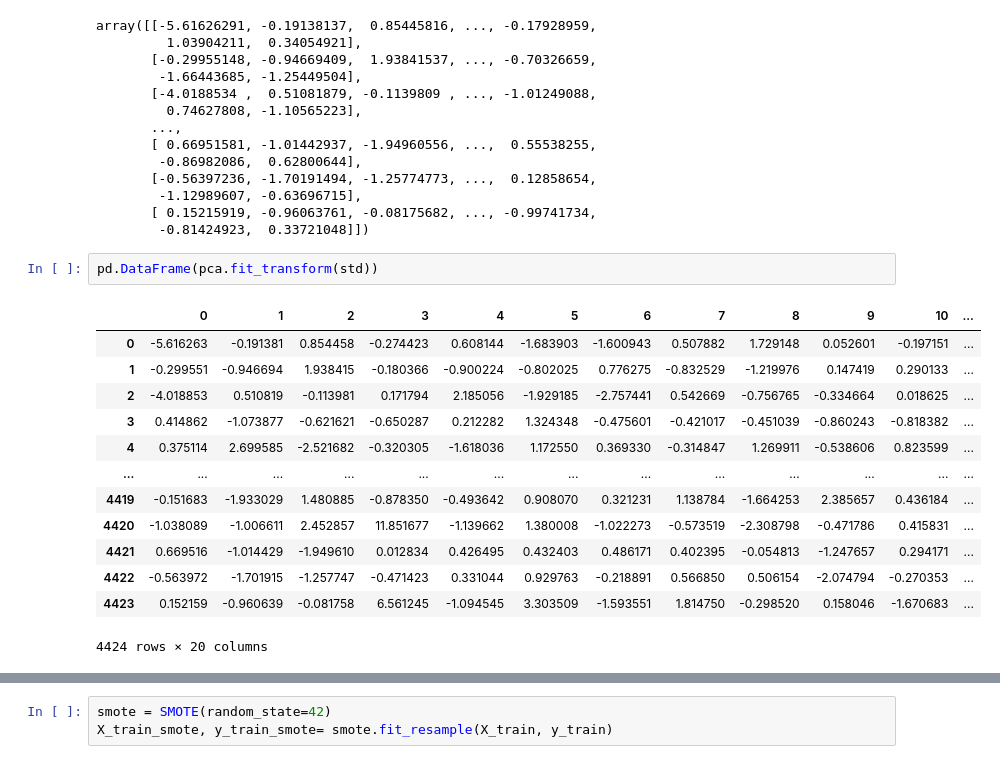
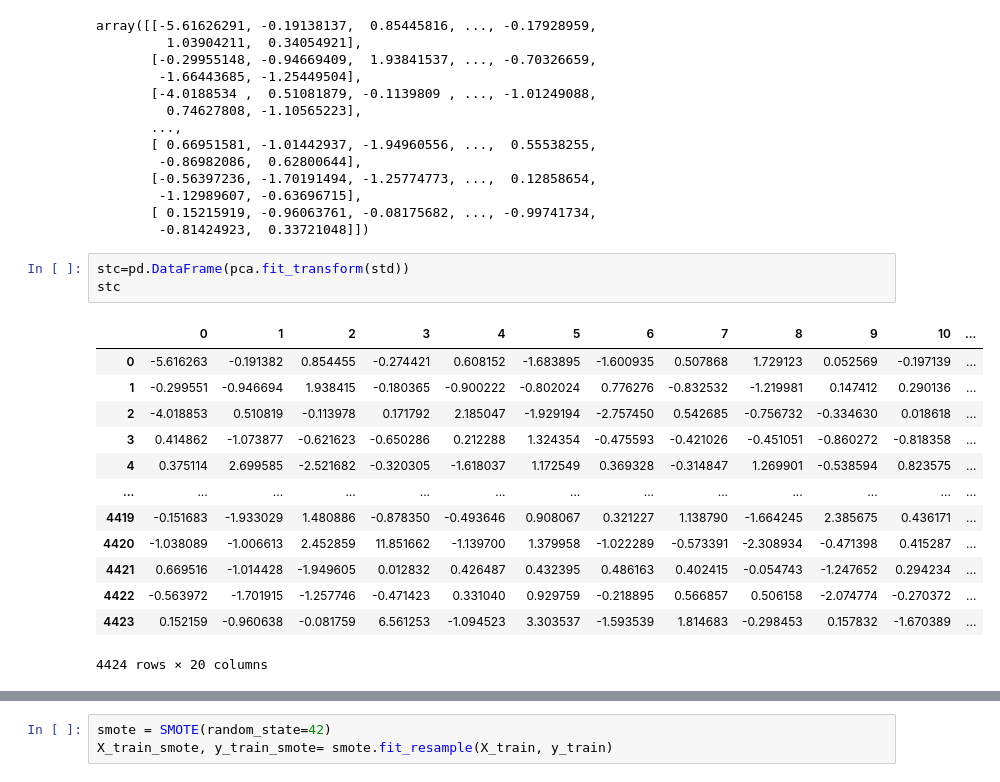
Before and after one commit to oluwasegun88/LINEAR_REGRESSION, a Jupyter notebook: Predicting Students' Dropout and Academic Success.ipynb, the cells around one changed output, grey strips where cells are left out. Drawn from its saved outputs; the diff is of its cells as text.

```diff
--- a/Predicting Students' Dropout and Academic Success.ipynb
+++ b/Predicting Students' Dropout and Academic Success.ipynb
@@ -225,19 +226,20 @@ array([[-5.61626291, -0.19138137,  0.85445816, ..., -0.17928959,
        [ 0.15215919, -0.96063761, -0.08175682, ..., -0.99741734,
         -0.81424923,  0.33721048]])
 # %%
-pd.DataFrame(pca.fit_transform(std))
+stc=pd.DataFrame(pca.fit_transform(std))
+stc
 # %% [output]
 |  | 0 | 1 | 2 | 3 | 4 | 5 | 6 | 7 | 8 | 9 | 10 | ... |
-| 0 | -5.616263 | -0.191381 | 0.854458 | -0.274423 | 0.608144 | -1.683903 | -1.600943 | 0.507882 | 1.729148 | 0.052601 | -0.197151 | ... |
-| 1 | -0.299551 | -0.946694 | 1.938415 | -0.180366 | -0.900224 | -0.802025 | 0.776275 | -0.832529 | -1.219976 | 0.147419 | 0.290133 | ... |
-| 2 | -4.018853 | 0.510819 | -0.113981 | 0.171794 | 2.185056 | -1.929185 | -2.757441 | 0.542669 | -0.756765 | -0.334664 | 0.018625 | ... |
-| 3 | 0.414862 | -1.073877 | -0.621621 | -0.650287 | 0.212282 | 1.324348 | -0.475601 | -0.421017 | -0.451039 | -0.860243 | -0.818382 | ... |
-| 4 | 0.375114 | 2.699585 | -2.521682 | -0.320305 | -1.618036 | 1.172550 | 0.369330 | -0.314847 | 1.269911 | -0.538606 | 0.823599 | ... |
+| 0 | -5.616263 | -0.191382 | 0.854455 | -0.274421 | 0.608152 | -1.683895 | -1.600935 | 0.507868 | 1.729123 | 0.052569 | -0.197139 | ... |
+| 1 | -0.299551 | -0.946694 | 1.938415 | -0.180365 | -0.900222 | -0.802024 | 0.776276 | -0.832532 | -1.219981 | 0.147412 | 0.290136 | ... |
+| 2 | -4.018853 | 0.510819 | -0.113978 | 0.171792 | 2.185047 | -1.929194 | -2.757450 | 0.542685 | -0.756732 | -0.334630 | 0.018618 | ... |
+| 3 | 0.414862 | -1.073877 | -0.621623 | -0.650286 | 0.212288 | 1.324354 | -0.475593 | -0.421026 | -0.451051 | -0.860272 | -0.818358 | ... |
+| 4 | 0.375114 | 2.699585 | -2.521682 | -0.320305 | -1.618037 | 1.172549 | 0.369328 | -0.314847 | 1.269901 | -0.538594 | 0.823575 | ... |
 | ... | ... | ... | ... | ... | ... | ... | ... | ... | ... | ... | ... | ... |
-| 4419 | -0.151683 | -1.933029 | 1.480885 | -0.878350 | -0.493642 | 0.908070 | 0.321231 | 1.138784 | -1.664253 | 2.385657 | 0.436184 | ... |
-| 4420 | -1.038089 | -1.006611 | 2.452857 | 11.851677 | -1.139662 | 1.380008 | -1.022273 | -0.573519 | -2.308798 | -0.471786 | 0.415831 | ... |
-| 4421 | 0.669516 | -1.014429 | -1.949610 | 0.012834 | 0.426495 | 0.432403 | 0.486171 | 0.402395 | -0.054813 | -1.247657 | 0.294171 | ... |
-| 4422 | -0.563972 | -1.701915 | -1.257747 | -0.471423 | 0.331044 | 0.929763 | -0.218891 | 0.566850 | 0.506154 | -2.074794 | -0.270353 | ... |
-| 4423 | 0.152159 | -0.960639 | -0.081758 | 6.561245 | -1.094545 | 3.303509 | -1.593551 | 1.814750 | -0.298520 | 0.158046 | -1.670683 | ... |
+| 4419 | -0.151683 | -1.933029 | 1.480886 | -0.878350 | -0.493646 | 0.908067 | 0.321227 | 1.138790 | -1.664245 | 2.385675 | 0.436171 | ... |
+| 4420 | -1.038089 | -1.006613 | 2.452859 | 11.851662 | -1.139700 | 1.379958 | -1.022289 | -0.573391 | -2.308934 | -0.471398 | 0.415287 | ... |
+| 4421 | 0.669516 | -1.014428 | -1.949605 | 0.012832 | 0.426487 | 0.432395 | 0.486163 | 0.402415 | -0.054743 | -1.247652 | 0.294234 | ... |
+| 4422 | -0.563972 | -1.701915 | -1.257746 | -0.471423 | 0.331040 | 0.929759 | -0.218895 | 0.566857 | 0.506158 | -2.074774 | -0.270372 | ... |
+| 4423 | 0.152159 | -0.960638 | -0.081759 | 6.561253 | -1.094523 | 3.303537 | -1.593539 | 1.814683 | -0.298453 | 0.157832 | -1.670389 | ... |
 4424 rows × 20 columns
 # %%
```
Also changed, not shown: parts of 5 cells of this notebook.
